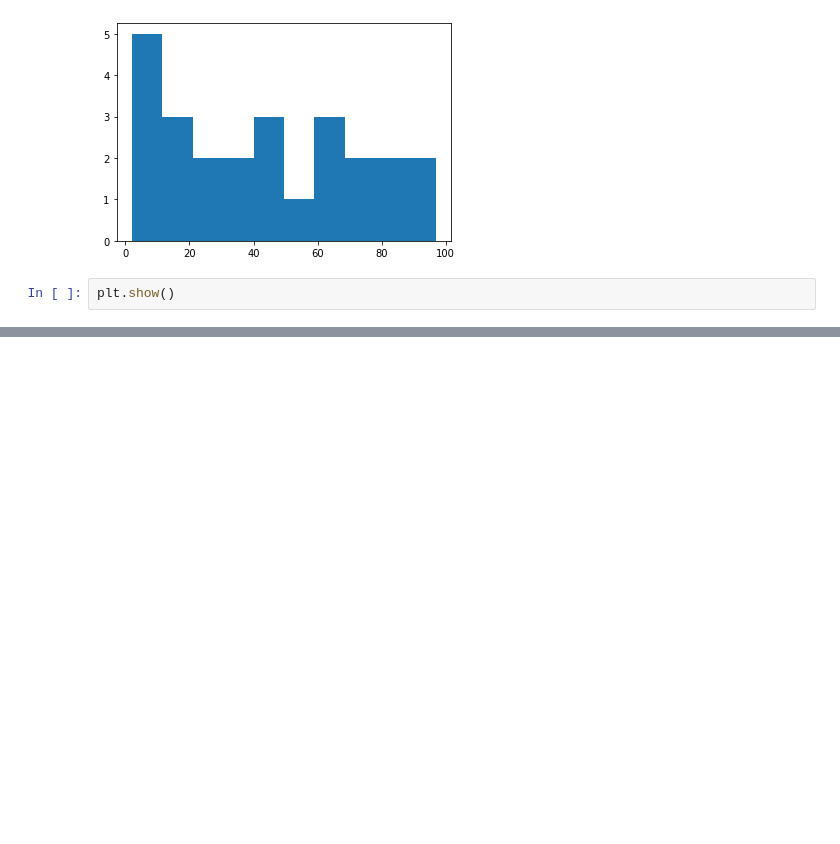
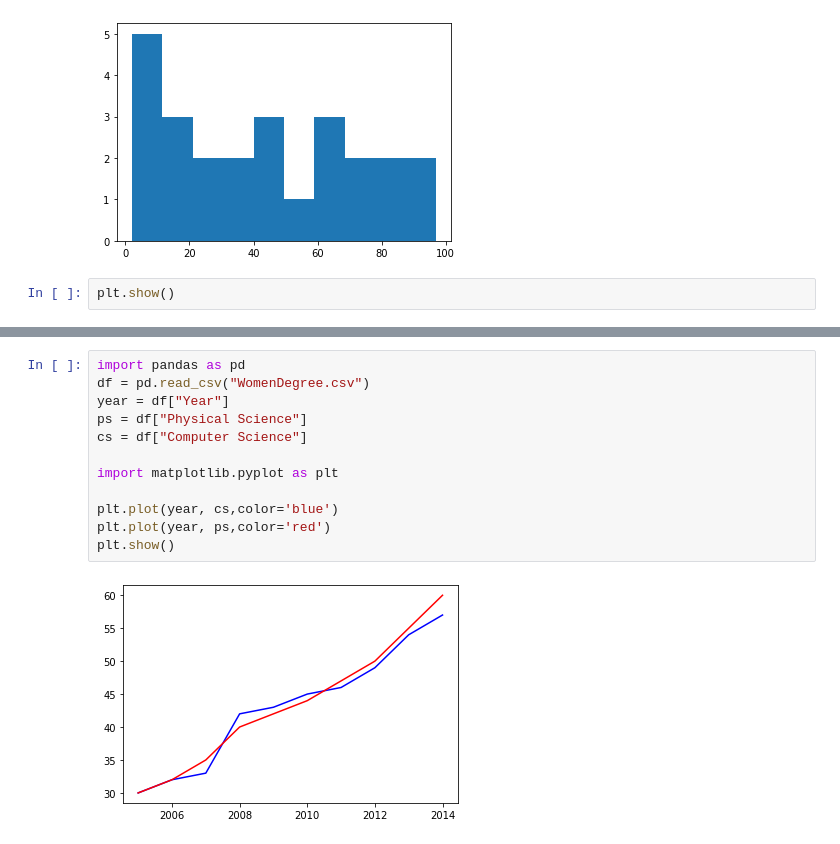
Before and after one commit to SHIVRAJSHINDE/AShiv, a Jupyter notebook: Matplotlib.ipynb, the cells around one changed output, grey strips where cells are left out. Cells and saved outputs as stored; diff of their text form; blank space fills up the shorter version.

```diff
--- a/Matplotlib.ipynb
+++ b/Matplotlib.ipynb
@@ -44,0 +96,14 @@ plt.show()
+# %%
+import pandas as pd
+df = pd.read_csv("WomenDegree.csv")
+year = df["Year"]
+ps = df["Physical Science"]
+cs = df["Computer Science"]
+
+import matplotlib.pyplot as plt
+
+plt.plot(year, cs,color='blue')
+plt.plot(year, ps,color='red')
+plt.show()
+# %% [output]
+[figure, added]
```
Also changed, not shown: parts of 13 cells of this notebook, 25 other files.
